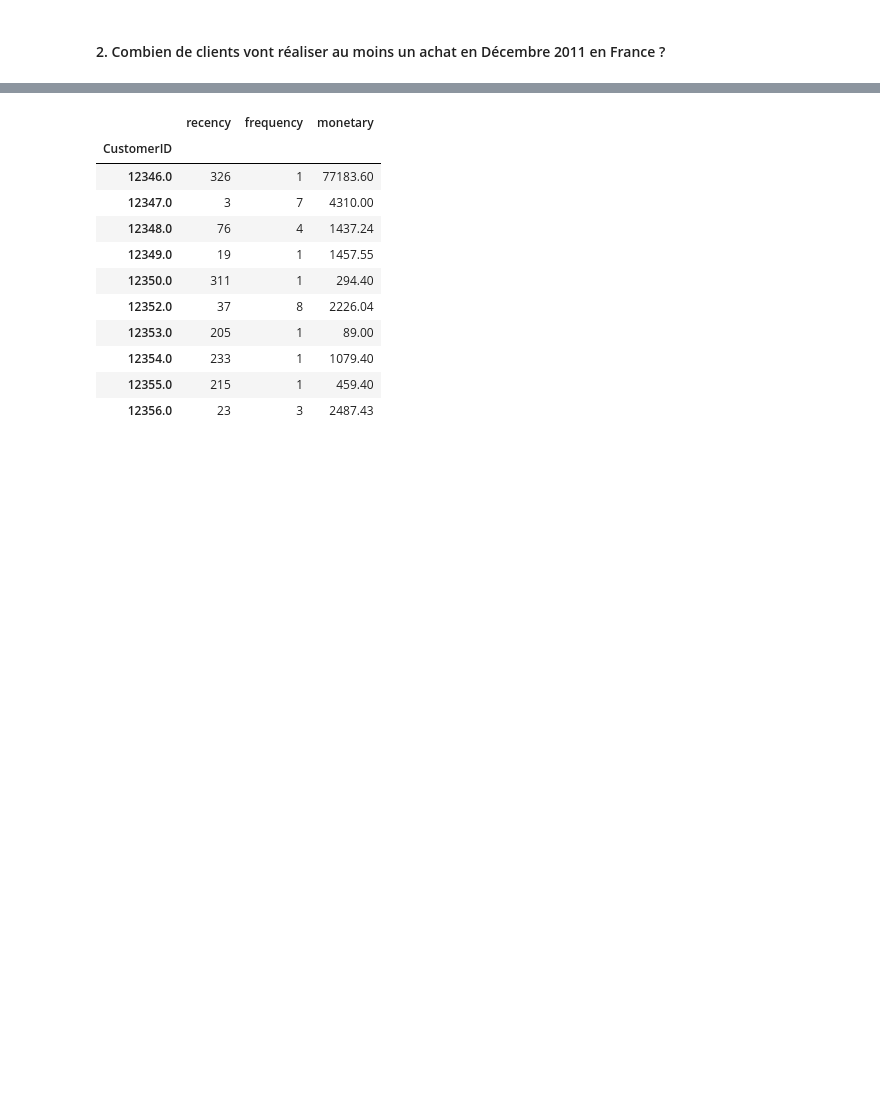
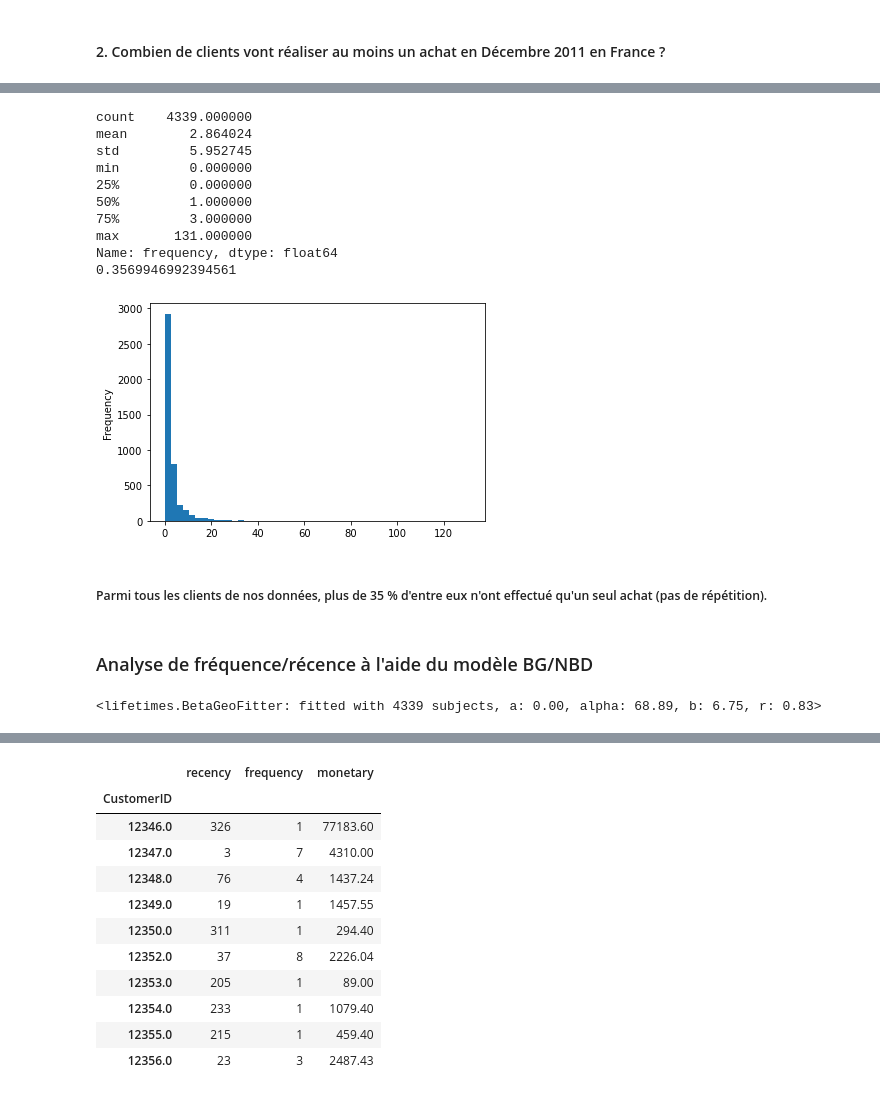
Before and after one commit to francis-mujani/TP-MACHINE-LEARNING, a Jupyter notebook: tp_2_machine_learning_mujani_francis.ipynb, the cells around one changed output, grey strips where cells are left out. Cells and saved outputs as stored; diff of their text form; code cells hidden in the pictures; blank space fills up the shorter version.

```diff
--- a/tp_2_machine_learning_mujani_francis.ipynb
+++ b/tp_2_machine_learning_mujani_francis.ipynb
@@ -984,0 +1017,3 @@ data_clean.head(2)
+# %%
+data = summary_data_from_transaction_data(data_clean, 'CustomerID', 'InvoiceDate', monetary_value_col='UnitPrice', observation_period_end='2011-12-9')
+data.head()
@@ -984,0 +1028,27 @@ data_clean.head(2)
+# %%
+data['frequency'].plot(kind='hist', bins=50)
+print(data['frequency'].describe())
+print(sum(data['frequency'] == 0)/float(len(data)))
+# %% [output]
+count    4339.000000
+mean        2.864024
+std         5.952745
+min         0.000000
+25%         0.000000
+50%         1.000000
+75%         3.000000
+max       131.000000
+Name: frequency, dtype: float64
+0.3569946992394561
+[figure, added]
+# %% [markdown]
+##### Parmi tous les clients de nos données, plus de 35 % d'entre eux n'ont effectué qu'un seul achat (pas de répétition).
+# %% [markdown]
+### Analyse de fréquence/récence à l'aide du modèle BG/NBD
+# %%
+from lifetimes import BetaGeoFitter
+bgf = BetaGeoFitter(penalizer_coef=0.0)
+bgf.fit(data['frequency'], data['recency'], data['T'])
+print(bgf)
+# %% [output]
+<lifetimes.BetaGeoFitter: fitted with 4339 subjects, a: 0.00, alpha: 68.89, b: 6.75, r: 0.83>
```
Also changed, not shown: parts of 65 cells of this notebook.
